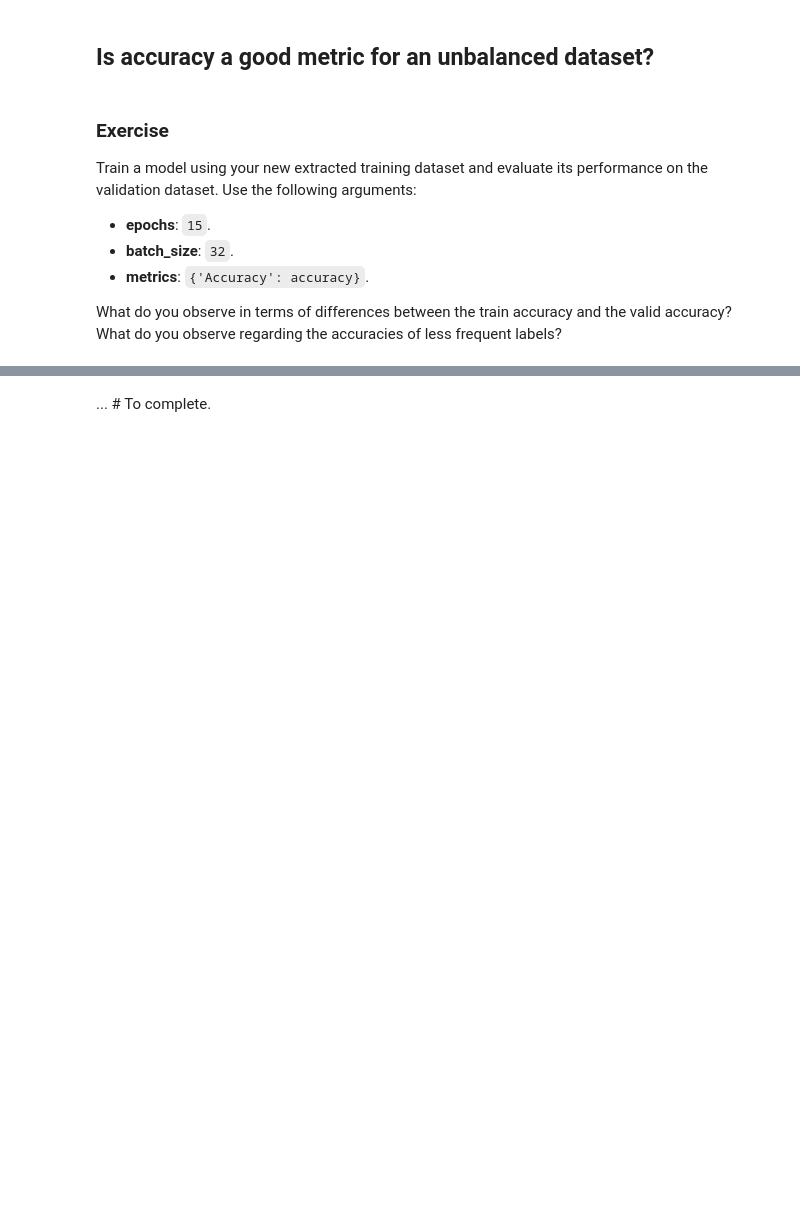
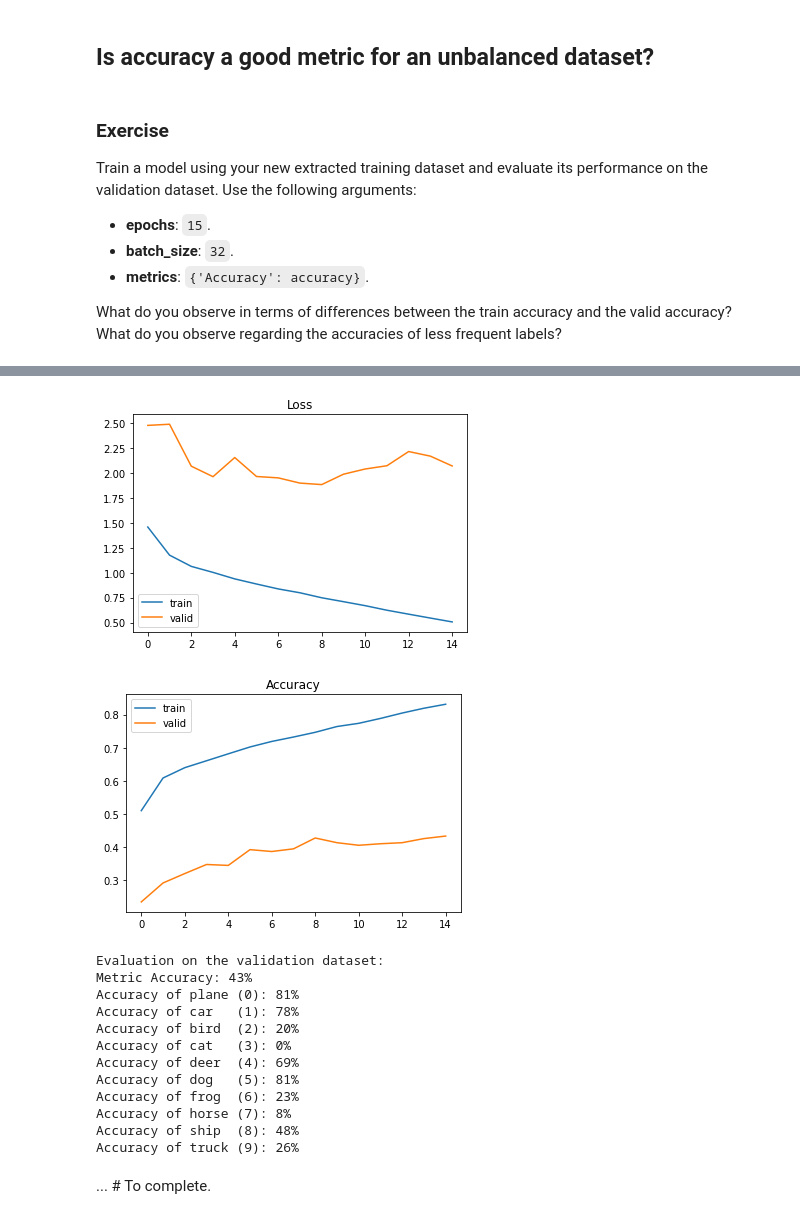
Before and after one commit to cic4k/IVADO_DL, a Jupyter notebook: tutorial1_data_exercise.ipynb, the cells around one changed output, grey strips where cells are left out. Cells and saved outputs as stored; diff of their text form; code cells hidden in the pictures; blank space fills up the shorter version.

```diff
--- a/tutorial1_data_exercise.ipynb
+++ b/tutorial1_data_exercise.ipynb
@@ -1259,0 +1254,17 @@ _ = ... # To complete.
+# %%
+modelUnbal = training_on_dataset(imgs= select_imgs,
+                              labels= select_labels,
+                              eval_imgs= valid_imgs,
+                              eval_labels= valid_labels,
+                              epochs= 15,
+                              batch_size= 32,
+                              metrics= {'Accuracy': accuracy},
+                              verbose= True)
+
+# evaluate the trained model on the validation dataset
+_ = evaluate_classes(net= modelUnbal,
+                     imgs= valid_imgs,
+                     labels= valid_labels,
+                     batch_size= 32,
+                     metrics= {'Accuracy': accuracy})
+# %% [output]
@@ -1260,3 +1286,17 @@ _ = ... # To complete.
+[figure, added]
+[figure, added]
+Evaluation on the validation dataset:
+Metric Accuracy: 43%
+Accuracy of plane (0): 81%
+Accuracy of car   (1): 78%
+Accuracy of bird  (2): 20%
+Accuracy of cat   (3): 0%
+Accuracy of deer  (4): 69%
+Accuracy of dog   (5): 81%
+Accuracy of frog  (6): 23%
+Accuracy of horse (7): 8%
+Accuracy of ship  (8): 48%
+Accuracy of truck (9): 26%
 # %% [markdown]
 ... # To complete.
 # %% [markdown]
```
Also changed, not shown: parts of 9 cells of this notebook.
